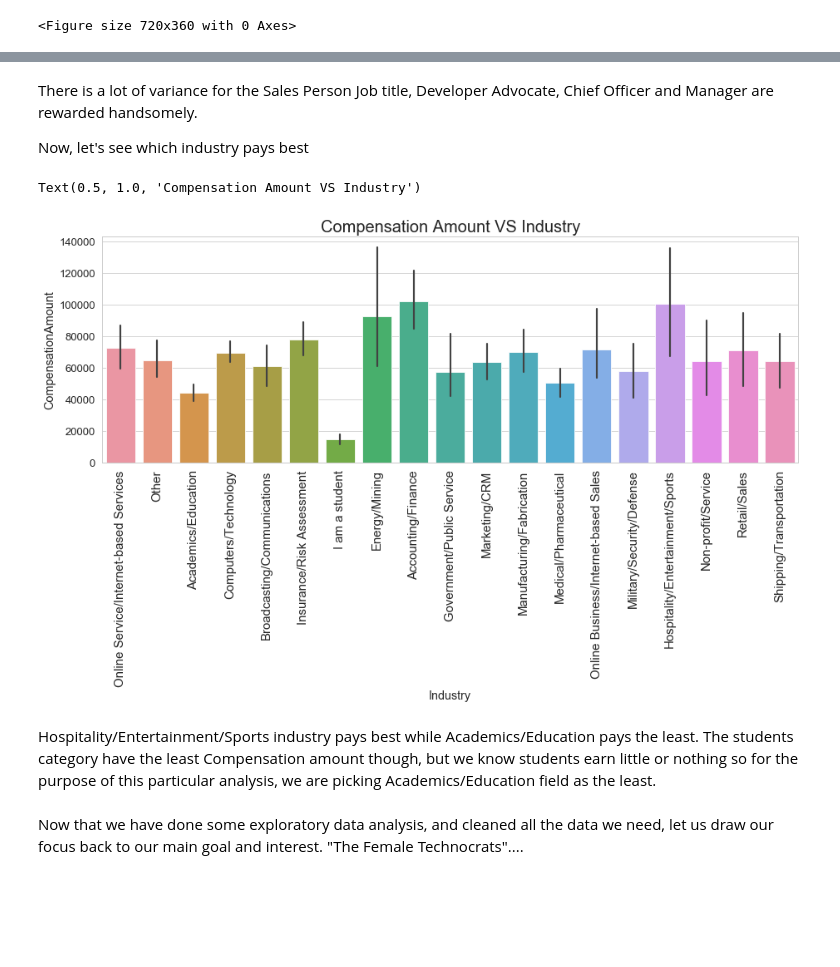
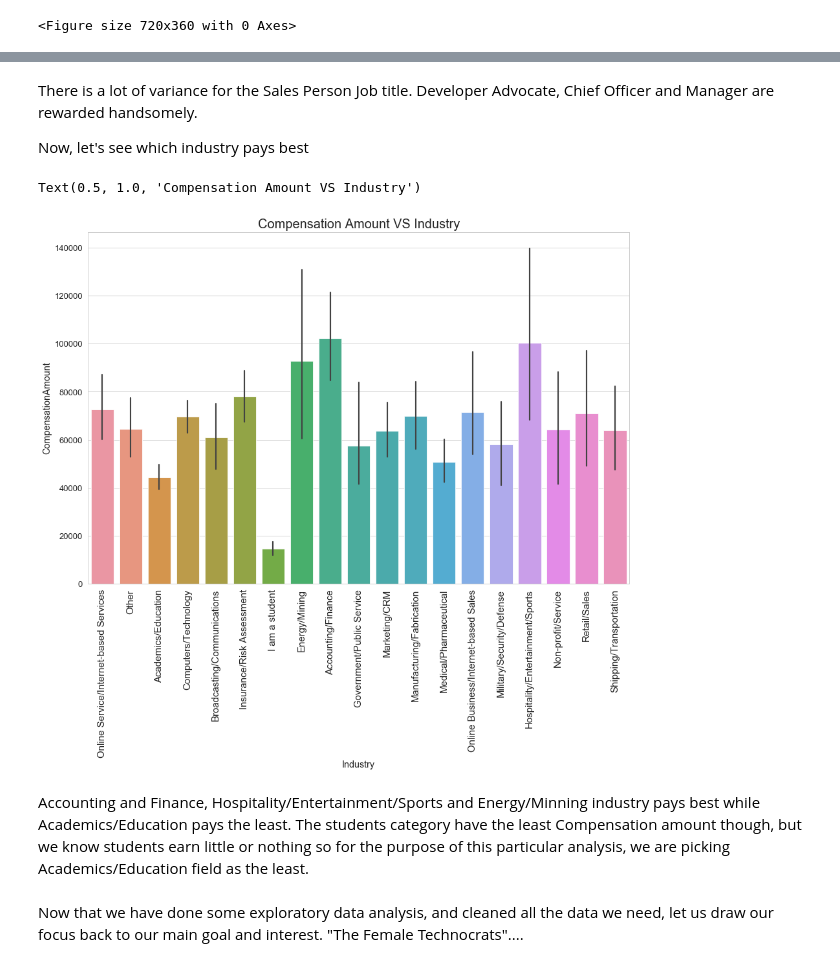
Before and after one commit to sulerita/femaleDataScientist, a Jupyter notebook: womenTech.ipynb, the cells around one changed output, grey strips where cells are left out. Cells and saved outputs as stored; diff of their text form; code cells hidden in the pictures; blank space fills up the shorter version.

```diff
--- a/womenTech.ipynb
+++ b/womenTech.ipynb
@@ -381,5 +390,5 @@ df['CompensationAmount'].isnull().sum()
 # %%
-df['CompensationAmount'].dropna(axis = 0, inplace = True)
+df['CompensationAmount'].dropna(inplace = True)
 # %%
 df['CompensationAmount'].isnull().sum()
 # %% [output]
@@ -404,18 +414,18 @@ Text(0.5, 1.0, 'Job Title VS Compensation Amount')
 [figure]
 # %% [markdown]
-There is a lot of variance for the Sales Person Job title, Developer Advocate, Chief Officer and Manager are rewarded handsomely.
+There is a lot of variance for the Sales Person Job title. Developer Advocate, Chief Officer and Manager are rewarded handsomely.
 
 Now, let's see which industry pays best
 # %%
-plt.figure(figsize = (15,5))
+plt.figure(figsize = (15,10))
 g = sns.barplot(x= 'Industry', y = 'CompensationAmount', data = df)
 g.set_xticklabels(g.get_xticklabels(), rotation=90, fontsize =15)
 plt.title('Compensation Amount VS Industry', fontsize = 20)
 # %% [output]
 Text(0.5, 1.0, 'Compensation Amount VS Industry')
-[figure, old version]
+[figure, new version]
 # %% [markdown]
-Hospitality/Entertainment/Sports industry pays best while Academics/Education pays the least. The students category have the least Compensation amount though, but we know students earn little or nothing so for the purpose of this particular analysis, we are picking Academics/Education field as the least.
+Accounting and Finance, Hospitality/Entertainment/Sports and Energy/Minning industry pays best while Academics/Education pays the least. The students category have the least Compensation amount though, but we know students earn little or nothing so for the purpose of this particular analysis, we are picking Academics/Education field as the least.
 # %%
 #df['CompensationAmount'] = df['CompensationAmount'].astype(float)
 # %% [markdown]
```
Also changed, not shown: parts of 40 cells of this notebook, 1 other file.
